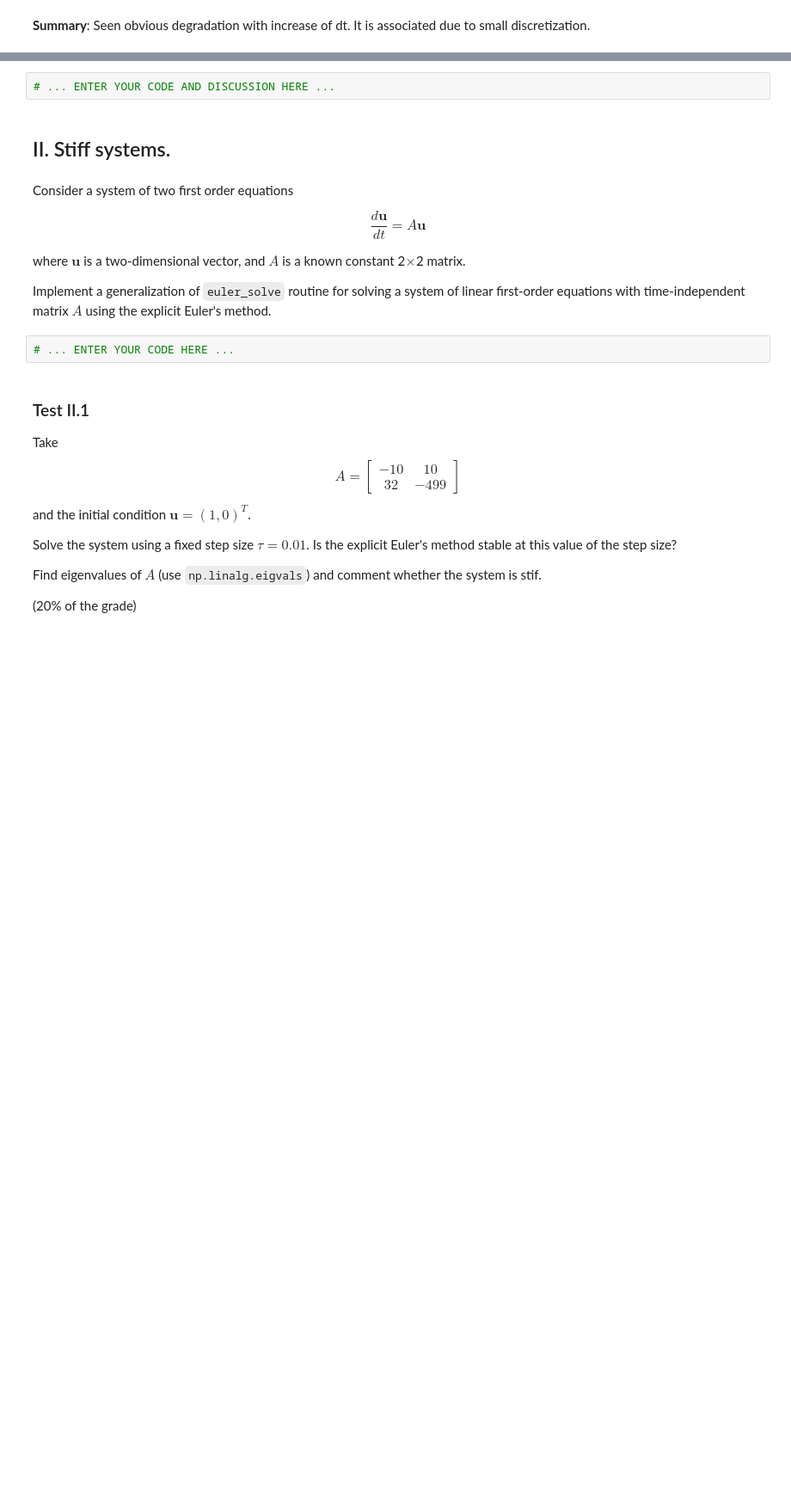
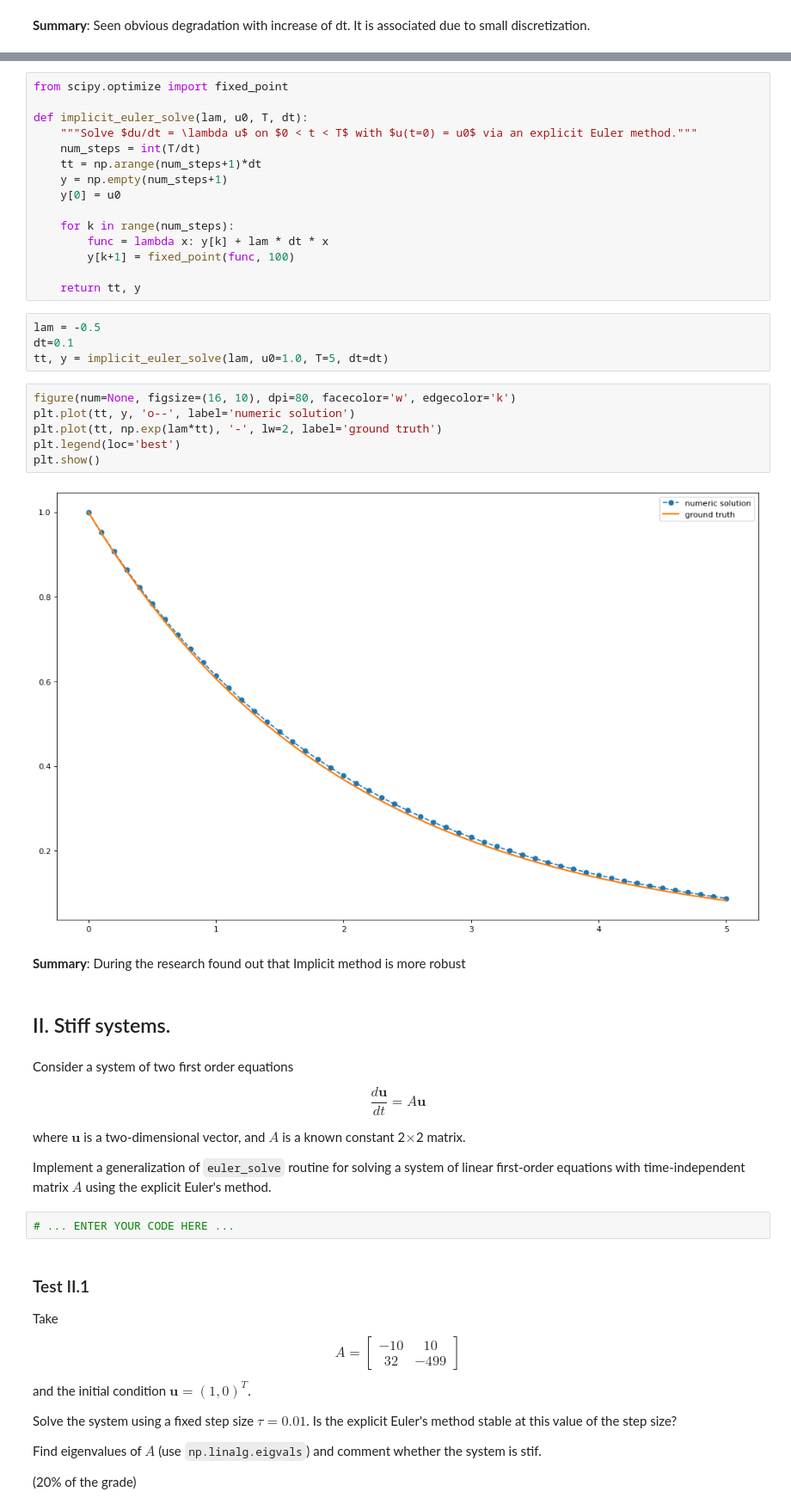
Before and after one commit to dakory/Intro-to-numerical-analysis, a Jupyter notebook: LearningMaterials/week 7/week_7_IVP_ODE.ipynb, the cells around one changed output, grey strips where cells are left out. Shown at 86% size. Saved outputs shown, nothing was run; the diff lists cells and outputs as text; blank space fills up the shorter version.

Commit message:
Finish Implicit Euler's method

```diff
--- a/LearningMaterials/week 7/week_7_IVP_ODE.ipynb
+++ b/LearningMaterials/week 7/week_7_IVP_ODE.ipynb
@@ -83,5 +73,32 @@ Implement a function for solving the same equation, $du/dt = \lambda u$ using th
-# %%
-# ... ENTER YOUR CODE AND DISCUSSION HERE ...
+# %%
+from scipy.optimize import fixed_point
+
+def implicit_euler_solve(lam, u0, T, dt):
+    """Solve $du/dt = \lambda u$ on $0 < t < T$ with $u(t=0) = u0$ via an explicit Euler method."""
+    num_steps = int(T/dt)
+    tt = np.arange(num_steps+1)*dt
+    y = np.empty(num_steps+1)
+    y[0] = u0
+
+    for k in range(num_steps):
+        func = lambda x: y[k] + lam * dt * x
+        y[k+1] = fixed_point(func, 100)
+
+    return tt, y
+# %%
+lam = -0.5
+dt=0.1
+tt, y = implicit_euler_solve(lam, u0=1.0, T=5, dt=dt)
+# %%
+figure(num=None, figsize=(16, 10), dpi=80, facecolor='w', edgecolor='k')
+plt.plot(tt, y, 'o--', label='numeric solution')
+plt.plot(tt, np.exp(lam*tt), '-', lw=2, label='ground truth')
+plt.legend(loc='best')
+plt.show()
+# %% [output]
+[figure, added]
+# %% [markdown]
+<b>Summary</b>: During the research found out that Implicit method is more robust
 # %% [markdown]
 ## II. Stiff systems.
 # %% [markdown]
```
Also changed, not shown: parts of 4 cells of this notebook.
